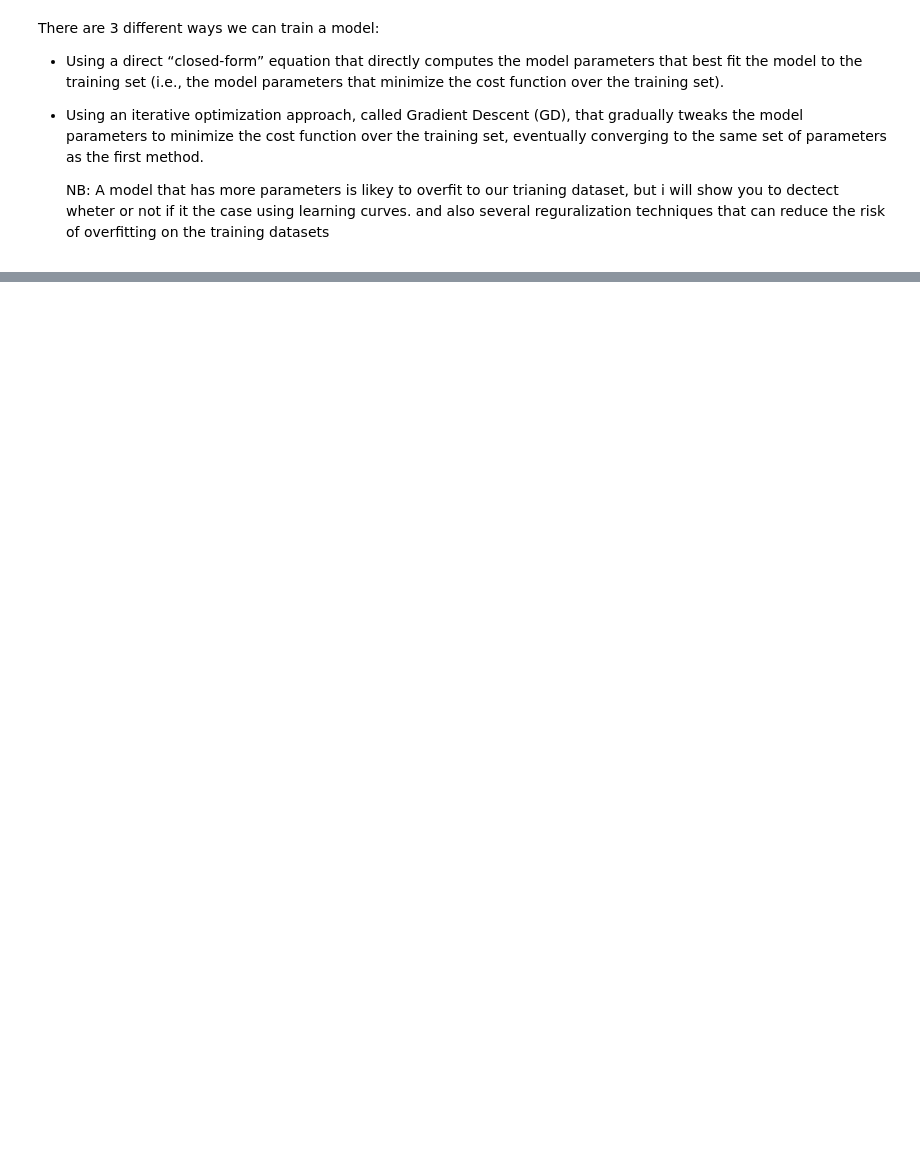
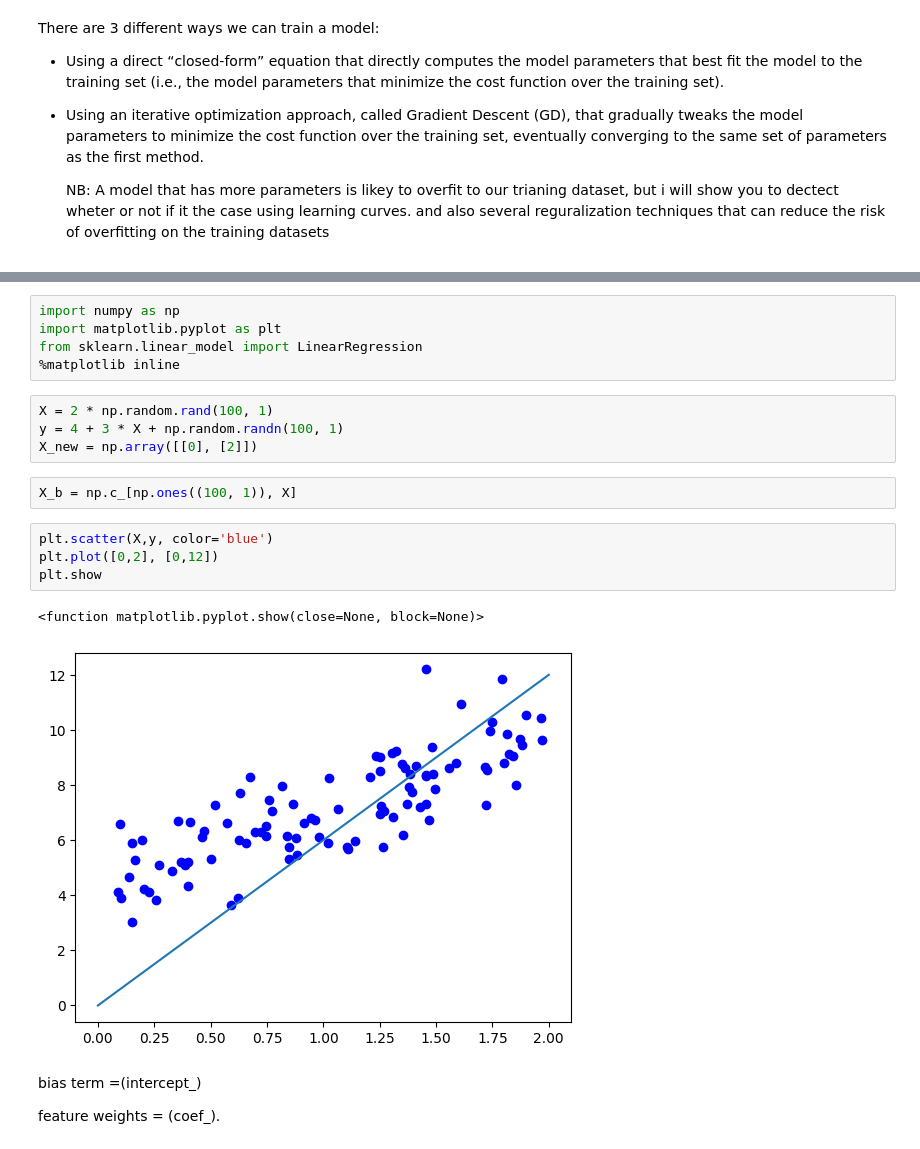
Before and after one commit to OkeyAmy/ML-100-days-of-code, a Jupyter notebook: Chapter 4.ipynb, the cells around one changed output, grey strips where cells are left out. Cells and saved outputs as stored; diff of their text form; blank space fills up the shorter version.

```diff
--- a/Chapter 4.ipynb
+++ b/Chapter 4.ipynb
@@ -31,0 +31,22 @@ where:
+# %%
+import numpy as np
+import matplotlib.pyplot as plt
+from sklearn.linear_model import LinearRegression
+%matplotlib inline
+# %%
+X = 2 * np.random.rand(100, 1)
+y = 4 + 3 * X + np.random.randn(100, 1)
+X_new = np.array([[0], [2]])
+# %%
+X_b = np.c_[np.ones((100, 1)), X]
+# %%
+plt.scatter(X,y, color='blue')
+plt.plot([0,2], [0,12])
+plt.show
+# %% [output]
+<function matplotlib.pyplot.show(close=None, block=None)>
+[figure, added]
+# %% [markdown]
+bias term =(intercept_)
+
+feature weights = (coef_).
```
Also changed, not shown: parts of 22 cells of this notebook, 1 other file.
